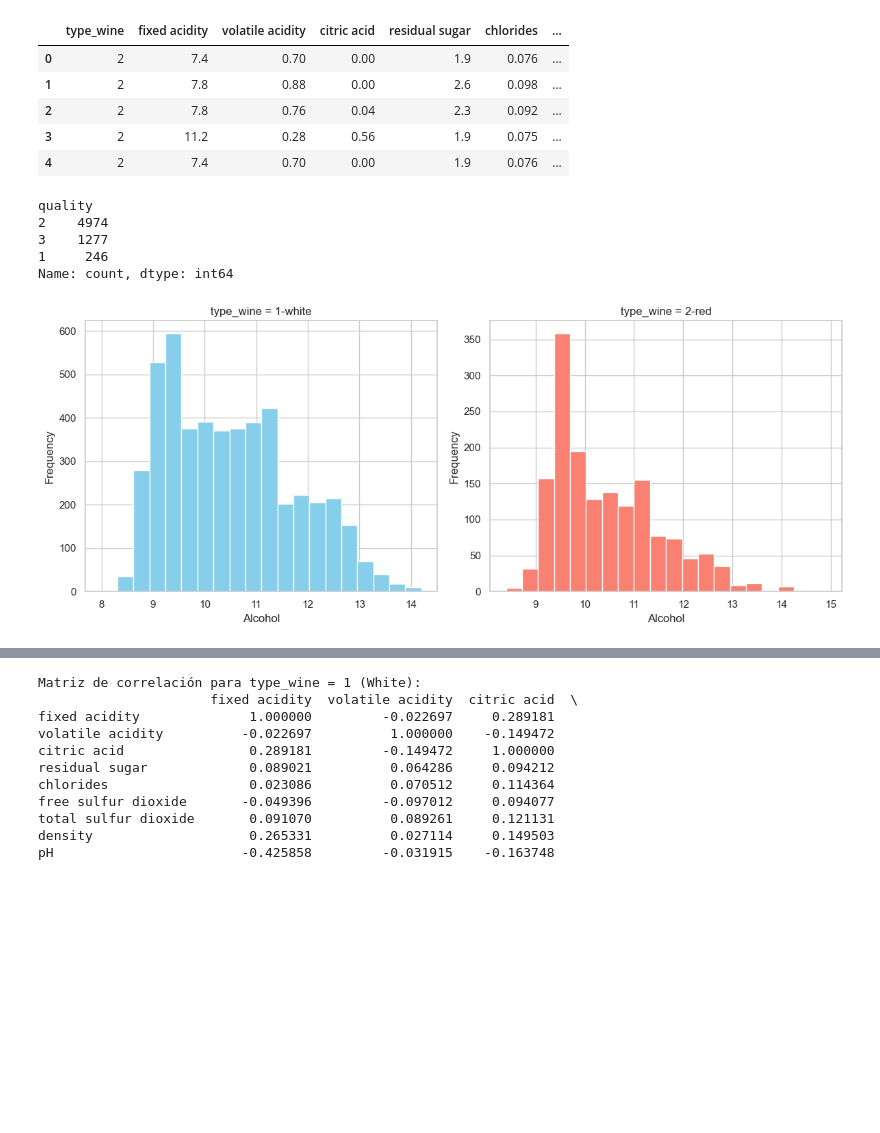
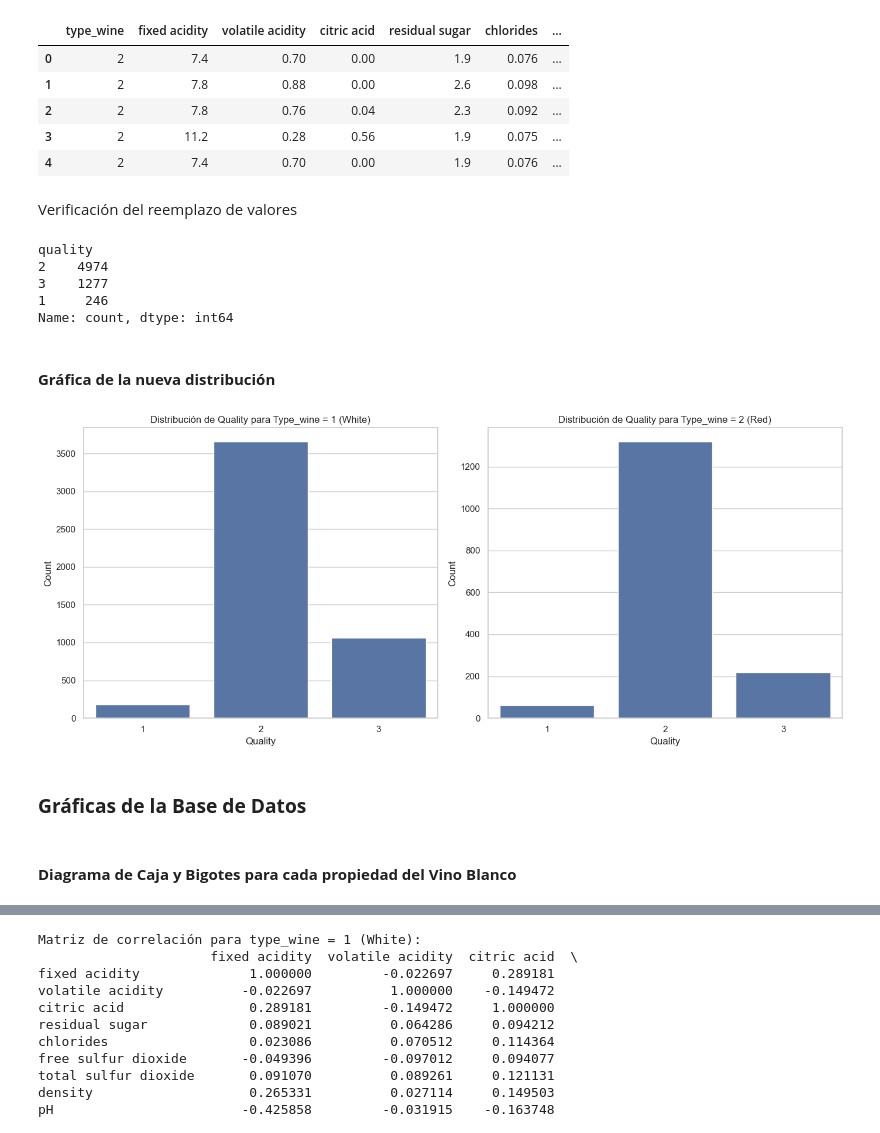
Before and after one commit to ccjaviers777/actividad_2_ml, a Jupyter notebook: Cuadernos/entrega2_v2.ipynb, the cells around one changed output, grey strips where cells are left out. Cells and saved outputs as stored; diff of their text form; code cells hidden in the pictures; blank space fills up the shorter version.

```diff
--- a/Cuadernos/entrega2_v2.ipynb
+++ b/Cuadernos/entrega2_v2.ipynb
@@ -416,6 +562,8 @@ df_wine_total.head()
 | 2 | 2 | 7.8 | 0.76 | 0.04 | 2.3 | 0.092 | ... |
 | 3 | 2 | 11.2 | 0.28 | 0.56 | 1.9 | 0.075 | ... |
 | 4 | 2 | 7.4 | 0.70 | 0.00 | 1.9 | 0.076 | ... |
+# %% [markdown]
+Verificación del reemplazo de valores
 # %%
 df_wine_total.quality.value_counts()
 # %% [output]
@@ -424,26 +572,30 @@ quality
 3    1277
 1     246
 Name: count, dtype: int64
+# %% [markdown]
+#### **Gráfica de la nueva distribución**
 # %%
-#df_wine_total[df_wine_total['type_wine'] == 2]['alcohol'].hist(bins=20)
-#df_wine_total[df_wine_total['type_wine'] == 1]['alcohol'].hist(bins=20)
-# Crear una figura con dos subplots (1 fila, 2 columnas)
-fig, axes = plt.subplots(1, 2, figsize=(12, 5))
+# Crear la figura y los subplots
+fig, axes = plt.subplots(1, 2, figsize=(14, 6))
 
-# Histograma para type_wine = 1
-df_wine_total[df_wine_total['type_wine'] == 1]['alcohol'].hist(bins=20, ax=axes[0], color='skyblue')
-axes[0].set_title('type_wine = 1-white')
-axes[0].set_xlabel('Alcohol')
-axes[0].set_ylabel('Frequency')
+# Gráfico de conteo para type_wine = 1
+sns.countplot(x='quality', data=df_wine_total[df_wine_total['type_wine'] == 1], ax=axes[0])
+axes[0].set_title('Distribución de Quality para Type_wine = 1 (White)')
+axes[0].set_xlabel('Quality')
+axes[0].set_ylabel('Count')
 
-# Histograma para type_wine = 2
-df_wine_total[df_wine_total['type_wine'] == 2]['alcohol'].hist(bins=20, ax=axes[1], color='salmon')
-axes[1].set_title('type_wine = 2-red')
-axes[1].set_xlabel('Alcohol')
-axes[1].set_ylabel('Frequency')
+# Gráfico de conteo para type_wine = 2
+sns.countplot(x='quality', data=df_wine_total[df_wine_total['type_wine'] == 2], ax=axes[1])
+axes[1].set_title('Distribución de Quality para Type_wine = 2 (Red)')
+axes[1].set_xlabel('Quality')
+axes[1].set_ylabel('Count')
 
-# Mostrar los histogramas
+# Ajustar el espacio entre subplots
 plt.tight_layout()
 plt.show()
 # %% [output]
-[figure, old version]
+[figure, new version]
+# %% [markdown]
+### **Gráficas de la Base de Datos**
+# %% [markdown]
+#### **Diagrama de Caja y Bigotes para cada propiedad del Vino Blanco**
```
Also changed, not shown: parts of 128 cells of this notebook, 1 other file.
